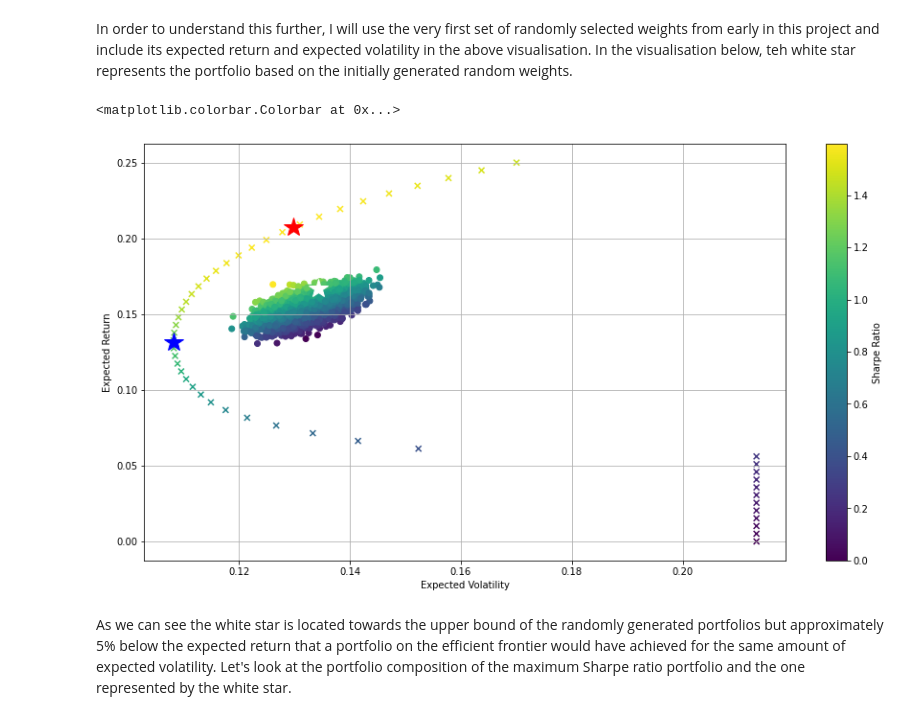
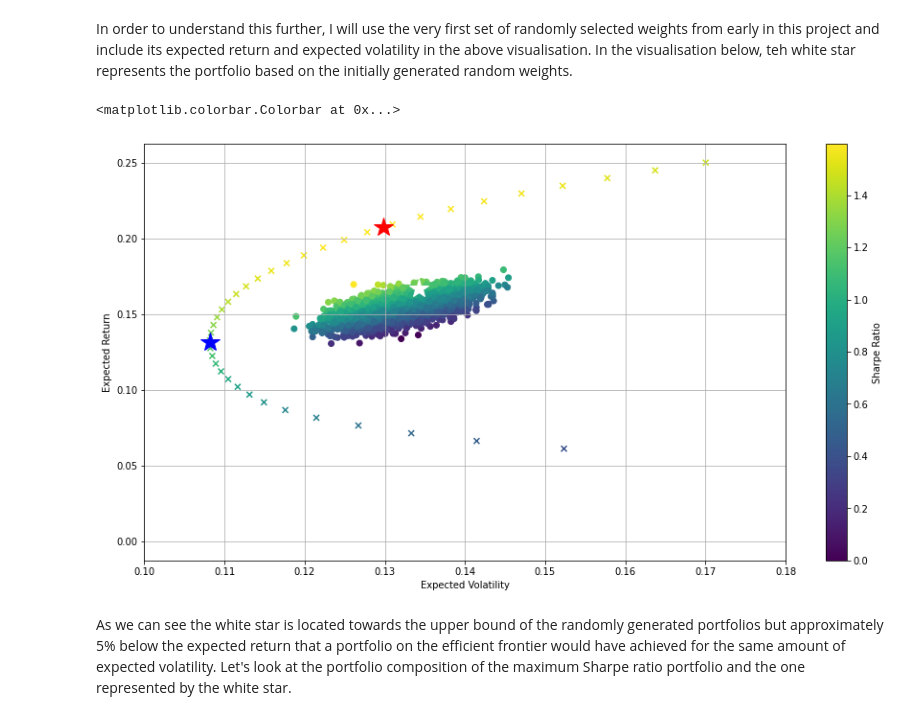
Before and after one commit to JoBe10/Mean_Variance_Portfolio_Optimisation, a Jupyter notebook: Efficient_Frontiers.ipynb, the cells around one changed output. Drawn from its saved outputs; the diff is of its cells as text; code cells hidden in the pictures.

```diff
--- a/Efficient_Frontiers.ipynb
+++ b/Efficient_Frontiers.ipynb
@@ -339,18 +359,19 @@ In order to understand this further, I will use the very first set of randomly s
 # %%
 # Include the initially generated random weights
 plt.figure(figsize=(15, 8))
 plt.scatter(ptf_stds, ptf_rs, c=ptf_rs/ptf_stds, marker='o')
 plt.scatter(target_stds, target_rs, c=target_rs/target_stds, marker='x')
 plt.plot(ptf_stats(opts['x'])[1], ptf_stats(opts['x'])[0], 'r*', markersize=20.0)
 plt.plot(ptf_stats(opt_var['x'])[1], ptf_stats(opt_var['x'])[0], 'b*', markersize=20.0)
 plt.plot(ptf_stats(weights)[1], ptf_stats(weights)[0], 'w*', markersize=20.0)
 plt.grid(True)
 plt.xlabel('Expected Volatility')
 plt.ylabel('Expected Return')
+plt.xlim(0.10, 0.18)
 plt.colorbar(label='Sharpe Ratio')
 # %% [output]
 <matplotlib.colorbar.Colorbar at 0x...>
-[figure, old version]
+[figure, new version]
 # %% [markdown]
 As we can see the white star is located towards the upper bound of the randomly generated portfolios but approximately 5% below the expected return that a portfolio on the efficient frontier would have achieved for the same amount of expected volatility. Let's look at the portfolio composition of the maximum Sharpe ratio portfolio and the one represented by the white star.
 # %%
```
Also changed, not shown: parts of 16 cells of this notebook.
